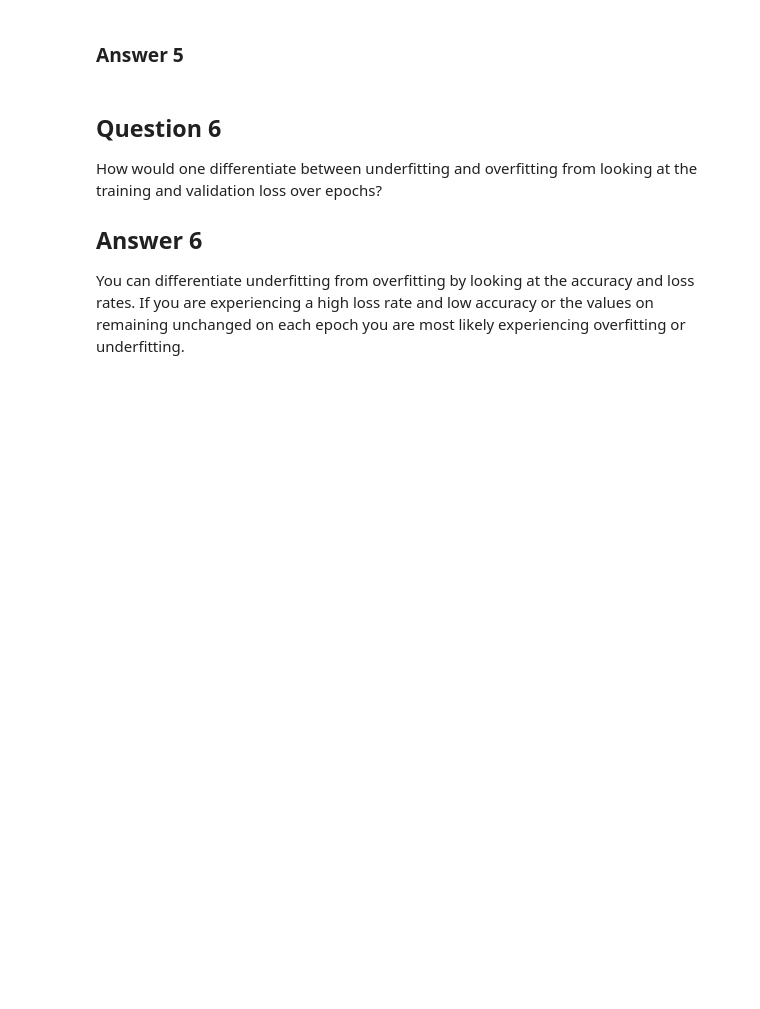
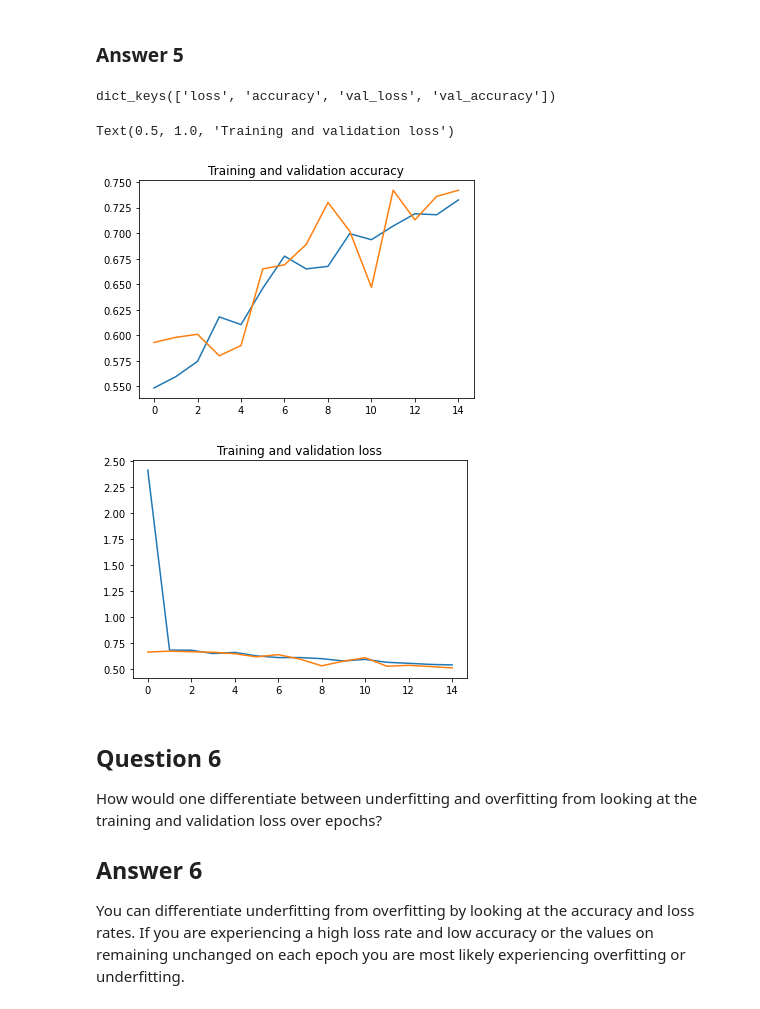
Before and after one commit to parkerallan/FutureMakers2022, a Jupyter notebook: Day 12/Day_12_Image_Classification_PA.ipynb, the cells around one changed output. Saved outputs shown, nothing was run; the diff lists cells and outputs as text; code cells hidden in the pictures; blank space fills up the shorter version.

```diff
--- a/Day 12/Day_12_Image_Classification_PA.ipynb
+++ b/Day 12/Day_12_Image_Classification_PA.ipynb
@@ -267,13 +260,17 @@ You need to define
 ### Answer 3
 # %%
 model = tf.keras.models.Sequential([
-  tf.keras.layers.Conv2D(32, (3,3), activation='relu', input_shape=(150, 150, 1)),
+  tf.keras.layers.Conv2D(filters=32, kernel_size=(3,3), activation='relu'),
   tf.keras.layers.MaxPooling2D(2, 2),
-  tf.keras.layers.Conv2D(32, (3,3), activation='relu'),
+  tf.keras.layers.Conv2D(filters=32, kernel_size=(3,3), activation='relu'),
+  tf.keras.layers.MaxPooling2D(2, 2),
+  tf.keras.layers.Conv2D(filters=32, kernel_size=(3,3), activation='relu'),
   tf.keras.layers.MaxPooling2D(2, 2),
   tf.keras.layers.Flatten(),
-  tf.keras.layers.Dense(128, activation='relu'),
-  tf.keras.layers.Dense(10, activation='softmax')
+  tf.keras.layers.Dense(128, activation='relu', input_shape=(20,)),
+  tf.keras.layers.Dense(64, activation='relu'),
+  tf.keras.layers.Dense(32, activation='relu'),
+  tf.keras.layers.Dense(2, activation='softmax')
 ])
 
 model.compile(optimizer='adam', loss='sparse_categorical_crossentropy', metrics=['accuracy'])
@@ -360,3 +390,34 @@ Your second plot should contain train and text loss on $y$ axis and number of ep
+# %%
+print(history.history.keys())
+# %% [output]
+dict_keys(['loss', 'accuracy', 'val_loss', 'val_accuracy'])
+# %%
+# accuracy results for training and validation data
+# plot points for accuracy
+acc = history.history['accuracy']
+val_acc = history.history['val_accuracy']
+
+# plot points for loss
+loss = history.history['loss']
+val_loss = history.history['val_loss']
+
+# # of epochs
+epochs = range(len(acc))
+
+# 1st graph plot training and validation accuracy per epoch
+plt.plot(epochs, acc)
+plt.plot(epochs, val_acc)
+plt.title('Training and validation accuracy')
+
+# 2nd graph plot training and validation accuracy loss per epoch
+plt.figure()
+plt.plot(epochs, loss)
+plt.plot(epochs, val_loss)
+plt.title('Training and validation loss')
+# %% [output]
+Text(0.5, 1.0, 'Training and validation loss')
+[figure, added]
+[figure, added]
 # %% [markdown]
 ## Question 6
 How would one differentiate between underfitting and overfitting from looking at the training and validation loss over epochs?
```
Also changed, not shown: parts of 12 cells of this notebook.
